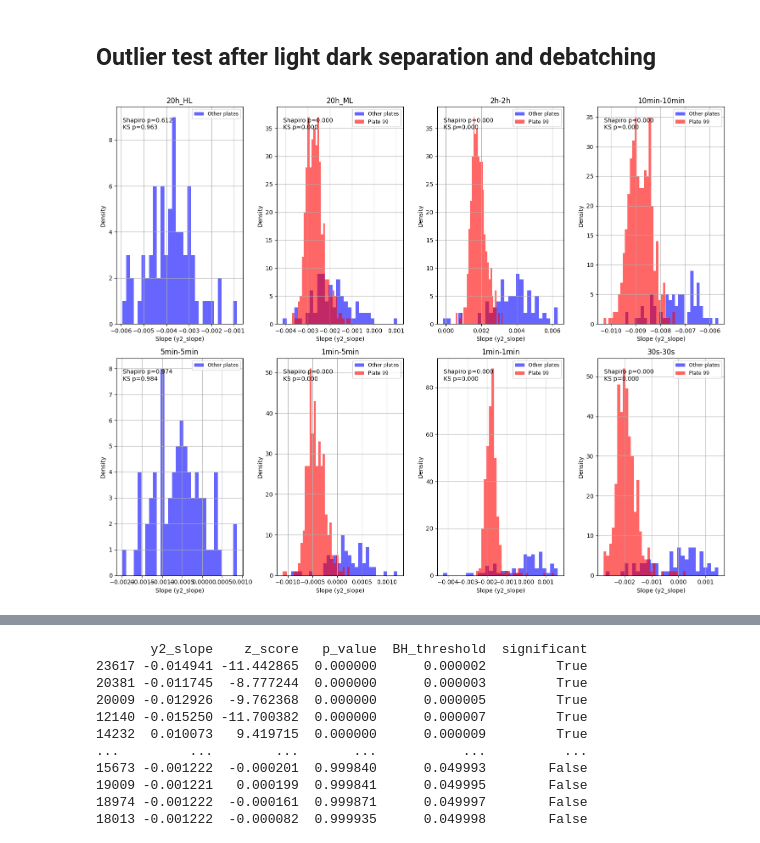
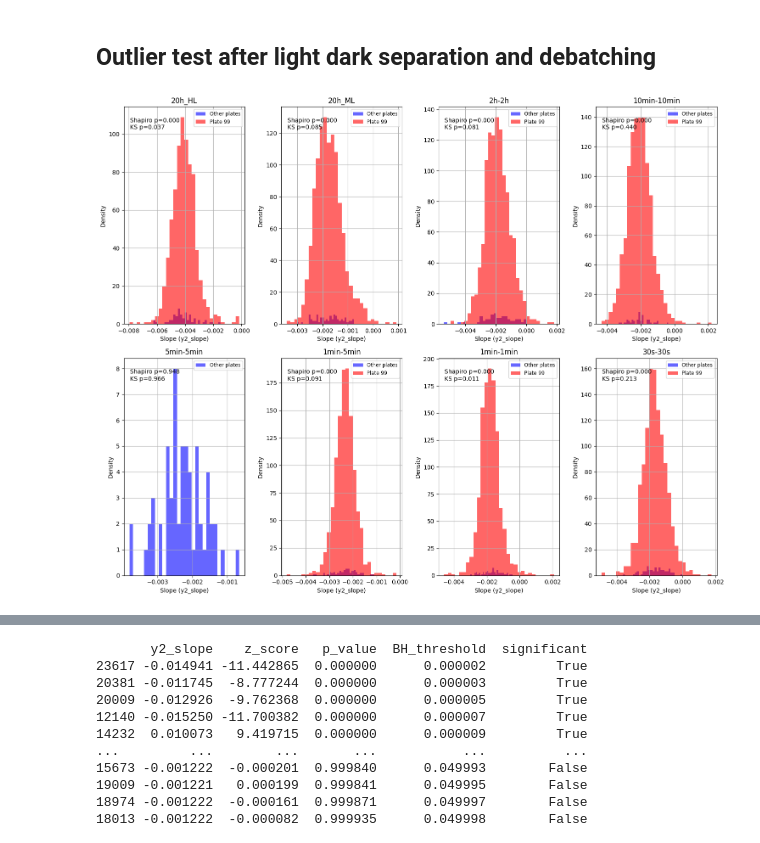
Before and after one commit to Imane-Mkt/Chlamy, a Jupyter notebook: Chlamy_Project_v2-main/Notebooks_Imane/lightanddarkslopes.ipynb, the cells around one changed output, grey strips where cells are left out. Saved outputs shown, nothing was run; the diff lists cells and outputs as text; code cells hidden in the pictures.

Commit message:
light and dark slopes cleaned? idk why it disappeared i redid it

```diff
--- a/Chlamy_Project_v2-main/Notebooks_Imane/lightanddarkslopes.ipynb
+++ b/Chlamy_Project_v2-main/Notebooks_Imane/lightanddarkslopes.ipynb
@@ -138,6 +96,0 @@ data_orig = data
-# %%
-df=data
-light, plate = '2h-2h',1
-df = df[df['plate'].astype(str) == plate]
-df = df[df['light_regime'] == light]
-data=df
@@ -146,7 +97,3 @@ data_orig = data.copy()
-# %%
-data = data[data['mutated_genes']=='Cre13.g605500 & Cre13.g605550,Cre13.g605500']
-# %%
-data = pd.read_csv('/home/imokhtatif/.vscode-server/Chlamy_Project_v2-main/Quantile_normalization/2025_5_phase2_light_status_slope_qtilnorm.csv')
 # %%
 data['plate']= data['plate'].astype(str)
 # %%
@@ -347,14 +280,12 @@ array(['30v1', '30v2', '30v3', '31v1', '31v2', '31v3', '32v1', '32v2',
 # %% [markdown]
 ## Outlier test after light dark separation and debatching
 # %%
-data=pd.read_csv('/home/imokhtatif/.vscode-server/Chlamy_Project_v2-main/Data/2025_5_phase2_light_status_slope.csv')
+data=pd.read_csv('/home/imokhtatif/.vscode-server/Chlamy_Project_v2-main/Quantile_normalization/2025_5_phase2_light_status_slope_QtilNorm_randeffONLYPLATES_ontimepoints.csv')
 #data['y2_slope'] = data['y2_slope_mixed_centered']
 # %%
 data['plate'] = data['plate'].astype(str)
 # %%
-from scipy.stats import norm, shapiro, kstest
-import matplotlib.pyplot as plt
-import numpy as np
+
 normalised_wts = data[(data['mutant_ID'] == 'WT')]# & (data['plate']!='99')]
 
 light_regimes = ['20h_HL', '20h_ML', '2h-2h', '10min-10min', '5min-5min', '1min-5min', '1min-1min', '30s-30s']
@@ -370,7 +301,7 @@ for i, light_regime in enumerate(light_regimes):
     data_light = normalised_wts[normalised_wts['light_regime'] == light_regime]
 
     # slopes = data_light['y2_slope'].dropna()
-    slopes_99 = data_light[data_light['plate'] == '99']['y2_slope'].dropna()
+    slopes_99 = data_light[data_light['plate'].astype(str).str.startswith('99')]['y2_slope'].dropna()
     slopes_other = data_light[data_light['plate'].astype(str).str.startswith('3')]['y2_slope'].dropna()
 
     if slopes_99.empty and slopes_other.empty:
@@ -378,31 +309,31 @@ for i, light_regime in enumerate(light_regimes):
         ax.set_title(f'{light_regime}')
         ax.axis('off')
         continue
 
     if not slopes_other.empty:
         ax.hist(slopes_other, bins=30, alpha=0.6, color='blue', label='Other plates')
 
     if not slopes_99.empty:
         ax.hist(slopes_99, bins=30, alpha=0.6, color='red', label='Plate 99')
 
     slopes_combined = pd.concat([slopes_99, slopes_other])
     mean, std = norm.fit(slopes_combined)
     shapiro_stat, shapiro_p = shapiro(slopes_combined)
     ks_stat, ks_p = kstest(slopes_combined, 'norm', args=(mean, std))
 
     ax.text(0.05, 0.95, f'Shapiro p={shapiro_p:.3f}\nKS p={ks_p:.3f}',
             transform=ax.transAxes, fontsize=10, verticalalignment='top')
 
     ax.set_title(f'{light_regime}')
     ax.set_xlabel('Slope (y2_slope)')
     ax.set_ylabel('Density')
     ax.legend(fontsize='small')
     ax.grid(True)
 
 for j in range(len(light_regimes), len(axes)):
     fig.delaxes(axes[j])
 
 plt.tight_layout()
 plt.show()
 # %% [output]
-[figure, old version]
+[figure, new version]
```
Also changed, not shown: parts of 14 cells of this notebook.
